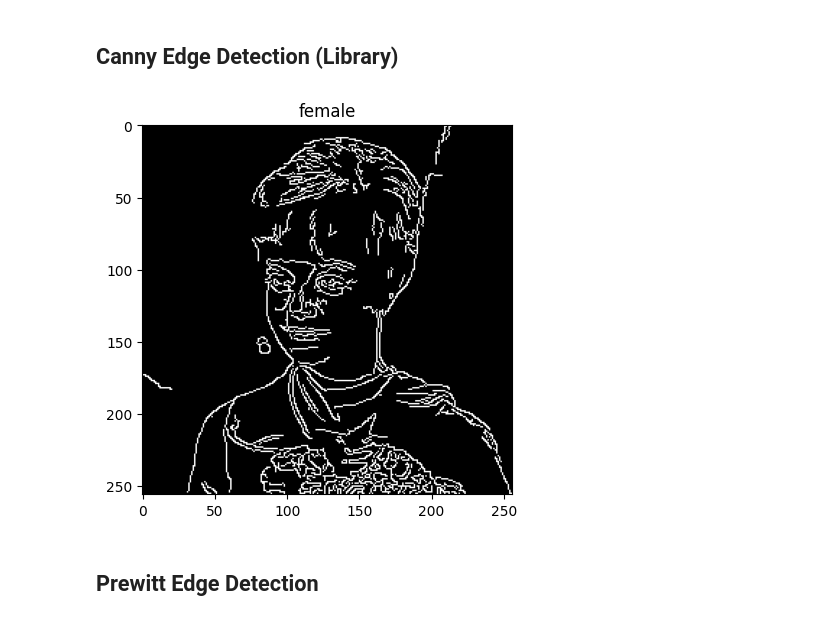
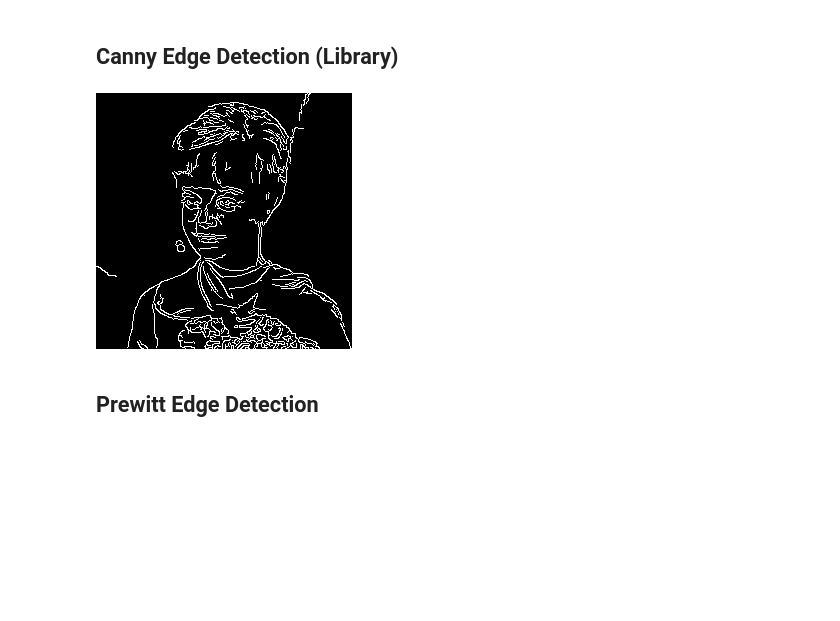
Before and after one commit to Elfeny7/ComputerVision_Learn, a Jupyter notebook: Week7.ipynb, the cells around one changed output. Drawn from its saved outputs; the diff is of its cells as text; code cells hidden in the pictures; blank space fills up the shorter version.

```diff
--- a/Week7.ipynb
+++ b/Week7.ipynb
@@ -78,17 +78,14 @@ cv2_imshow(convolution2d(img_gray, kernel_edge, 1, 2))
 # %%
 import cv2
 import matplotlib.pyplot as plt
 
 img = cv2.imread('female.tiff')
 
 edges = cv2.Canny(img, 100, 200, 3, L2gradient=True)
 
-plt.figure()
-plt.title('female')
-plt.imshow(edges, cmap='gray')
-plt.show()
+cv2_imshow(edges)
 # %% [output]
-[figure, old version]
+[figure, new version]
 # %% [markdown]
 ## **Prewitt Edge Detection**
 # %%
```
Also changed, not shown: parts of 4 cells of this notebook.
